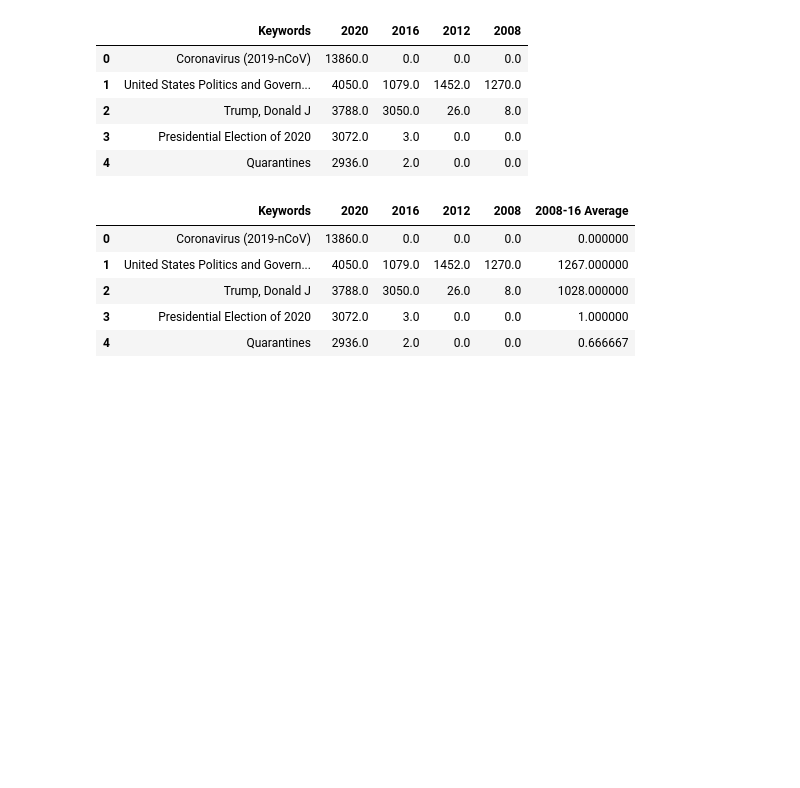
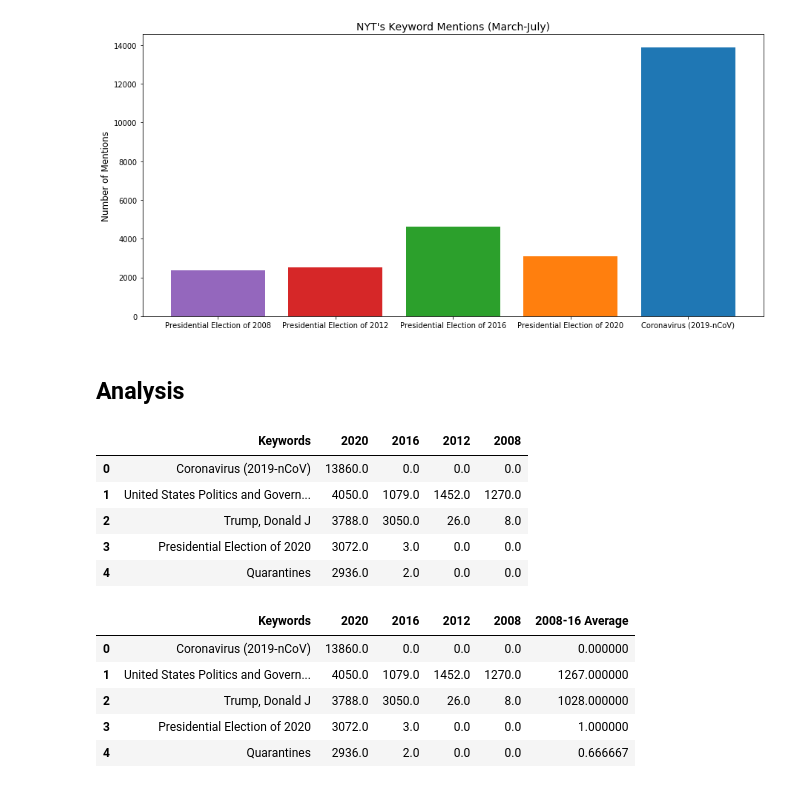
Before and after one commit to RoarkJ/NYT-Keyword-Analysis, a Jupyter notebook: plotting.ipynb, the cells around one changed output. Drawn from its saved outputs; the diff is of its cells as text; code cells hidden in the pictures; blank space fills up the shorter version.

```diff
--- a/plotting.ipynb
+++ b/plotting.ipynb
@@ -10,0 +55,34 @@ warnings.filterwarnings('ignore')
+# %%
+# wrangling data
+df_2008 = pd.read_csv("Data/2008_dates_and_keyword.csv")
+df_2012 = pd.read_csv("Data/2012_dates_and_keyword.csv")
+df_2016 = pd.read_csv("Data/2016_dates_and_keyword.csv")
+df_2020 = pd.read_csv("Data/2020_dates_and_keyword.csv")
+df_raw = pd.concat([df_2020,df_2016,df_2012,df_2008])
+df_raw = df_raw.drop("Unnamed: 0",axis=1)
+
+# get keyword counts
+keyword_count = df_raw.keywords.value_counts()
+
+# finding counts for desired keywords
+counts_2008 = keyword_count.loc[keyword_count.index=="Presidential Election of 2008"]
+counts_2012 = keyword_count.loc[keyword_count.index=="Presidential Election of 2012"]
+counts_2016 = keyword_count.loc[keyword_count.index=="Presidential Election of 2016"]
+counts_2020 = keyword_count.loc[keyword_count.index=="Presidential Election of 2020"]
+coronavirus = keyword_count.loc[keyword_count.index=="Coronavirus (2019-nCoV)"]
+
+#plotting
+plt.figure(figsize=(15,7))
+plt.xticks([1,2,3,4,5],labels=["Presidential Election of 2008","Presidential Election of 2012","Presidential Election of 2016","Presidential Election of 2020","Coronavirus (2019-nCoV)"],size=10)
+plt.bar(5,coronavirus,label="Coronavirus (2019-nCoV)")
+plt.bar(4,counts_2020)
+plt.bar(3,counts_2016)
+plt.bar(2,counts_2012)
+plt.bar(1,counts_2008)
+plt.title("NYT's Keyword Mentions (March-July)",size=14)
+plt.ylabel("Number of Mentions",size=12)
+plt.show()
+# %% [output]
+[figure, added]
+# %% [markdown]
+## Analysis
```
Also changed, not shown: parts of 31 cells of this notebook.
